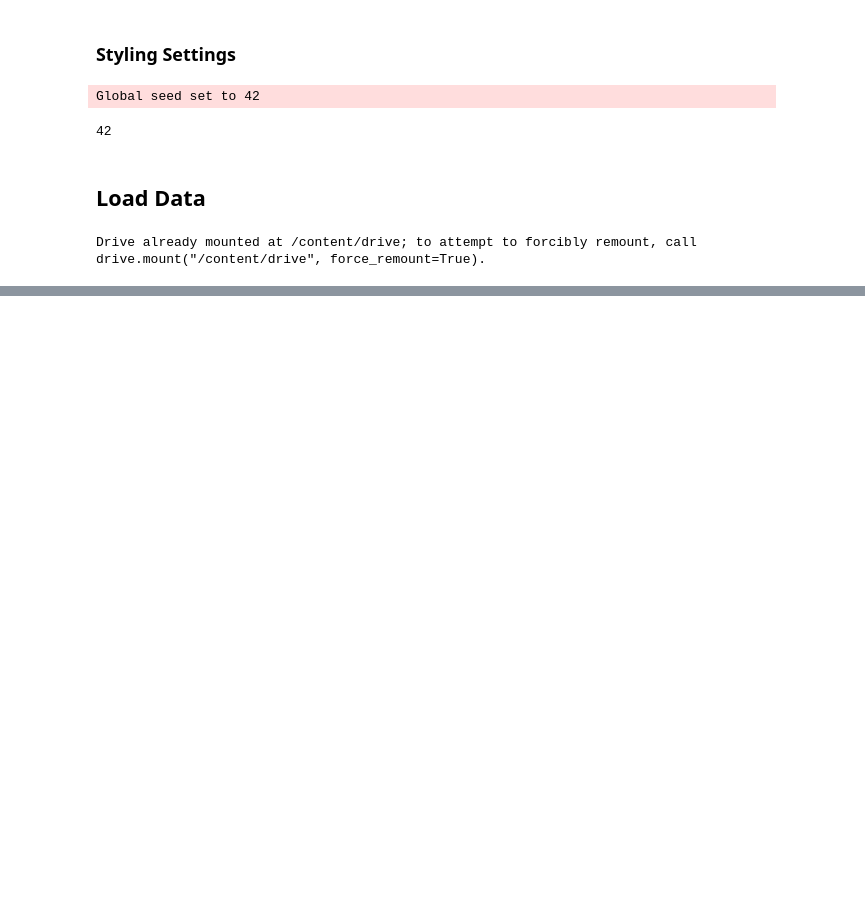
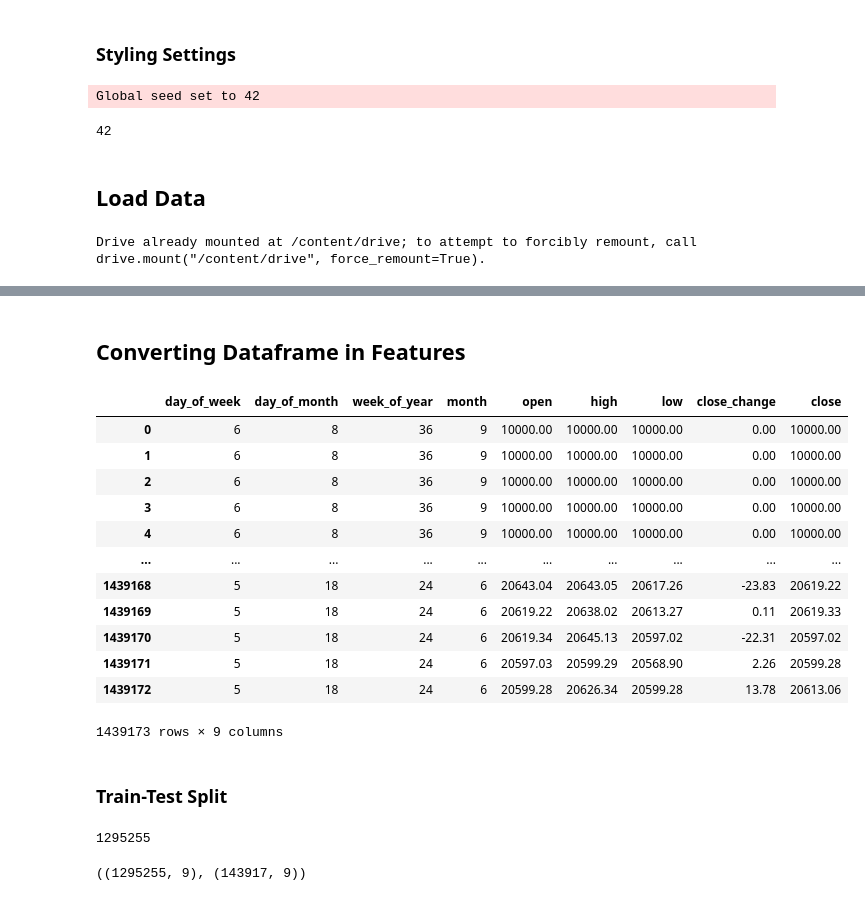
Before and after one commit to ibadrather/pytorch_learn, a Jupyter notebook: Part 13 - Multivariate_Time_Series_Data_Preprocessing_with_Pandas.ipynb, the cells around one changed output, grey strips where cells are left out. Saved outputs shown, nothing was run; the diff lists cells and outputs as text; code cells hidden in the pictures; blank space fills up the shorter version.

```diff
--- a/Part 13 - Multivariate_Time_Series_Data_Preprocessing_with_Pandas.ipynb
+++ b/Part 13 - Multivariate_Time_Series_Data_Preprocessing_with_Pandas.ipynb
@@ -55,4 +72,0 @@ Drive already mounted at /content/drive; to attempt to forcibly remount, call dr
-# %%
-data_path = "/content/drive/MyDrive/Colab Notebooks/Binance_BTCUSDT_minute.csv"
-df = pd.read_csv(data_path,)
-df
@@ -83,0 +91,4 @@ Index([], dtype='object')
+# %%
+# Adding a previously_closed data column to our dataframe
+df["prev_close"] = df.shift(1)["close"]
+df.head()
@@ -83,0 +102,8 @@ Index([], dtype='object')
+# %%
+# Adding another column that will be a difference from previous close
+# this will have the change in close price data per minute
+df["close_change"] = df.progress_apply(
+    lambda row: 0 if np.isnan(row.prev_close) else row.close - row.prev_close,
+    axis=1
+)
+df.head()
@@ -83,0 +117,36 @@ Index([], dtype='object')
+# %% [markdown]
+## Converting Dataframe in Features
+# %%
+rows = []
+
+for _, row in tqdm(df.iterrows(), total=df.shape[0]):
+  row_data = dict(
+      day_of_week = row.date.dayofweek,
+      day_of_month = row.date.day,
+      week_of_year = row.date.week,
+      month = row.date.month,
+      open = row.open,
+      high = row.high,
+      low = row.low,
+      close_change = row.close_change,
+      close = row.close
+      )
+  rows.append(row_data)
+
+# Convert this into Pandas DataFrame
+features_df = pd.DataFrame(rows)
+features_df
+# %% [output]
+|  | day_of_week | day_of_month | week_of_year | month | open | high | low | close_change | close |
+| 0 | 6 | 8 | 36 | 9 | 10000.00 | 10000.00 | 10000.00 | 0.00 | 10000.00 |
+| 1 | 6 | 8 | 36 | 9 | 10000.00 | 10000.00 | 10000.00 | 0.00 | 10000.00 |
+| 2 | 6 | 8 | 36 | 9 | 10000.00 | 10000.00 | 10000.00 | 0.00 | 10000.00 |
+| 3 | 6 | 8 | 36 | 9 | 10000.00 | 10000.00 | 10000.00 | 0.00 | 10000.00 |
+| 4 | 6 | 8 | 36 | 9 | 10000.00 | 10000.00 | 10000.00 | 0.00 | 10000.00 |
+| ... | ... | ... | ... | ... | ... | ... | ... | ... | ... |
+| 1439168 | 5 | 18 | 24 | 6 | 20643.04 | 20643.05 | 20617.26 | -23.83 | 20619.22 |
+| 1439169 | 5 | 18 | 24 | 6 | 20619.22 | 20638.02 | 20613.27 | 0.11 | 20619.33 |
+| 1439170 | 5 | 18 | 24 | 6 | 20619.34 | 20645.13 | 20597.02 | -22.31 | 20597.02 |
+| 1439171 | 5 | 18 | 24 | 6 | 20597.03 | 20599.29 | 20568.90 | 2.26 | 20599.28 |
+| 1439172 | 5 | 18 | 24 | 6 | 20599.28 | 20626.34 | 20599.28 | 13.78 | 20613.06 |
+1439173 rows × 9 columns
@@ -83,0 +155,13 @@ Index([], dtype='object')
+# %% [markdown]
+### Train-Test Split
+# %%
+split_ratio = 0.9
+train_size = int(len(features_df) * split_ratio)
+print(train_size)
+# %% [output]
+1295255
+# %%
+train_df, test_df = features_df[:train_size], features_df[train_size+1:]
+train_df.shape, test_df.shape
+# %% [output]
+((1295255, 9), (143917, 9))
```
Also changed, not shown: parts of 18 cells of this notebook.
